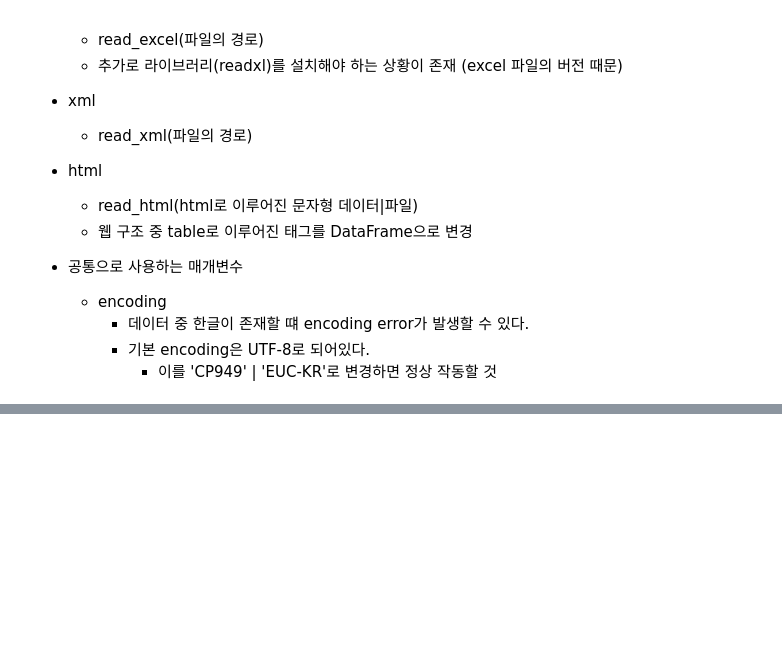
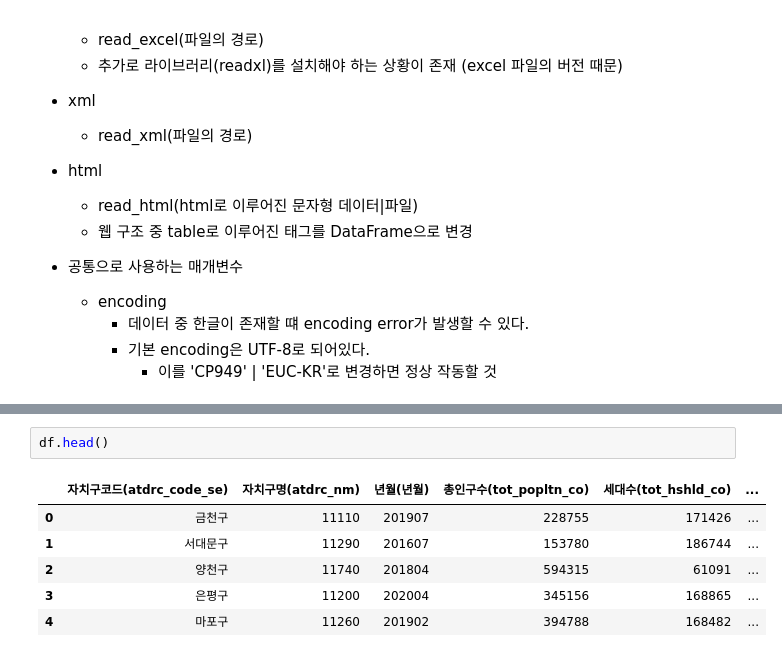
Before and after one commit to do-po/test_1, a Jupyter notebook: Python/24_03_21/pandas.ipynb, the cells around one changed output, grey strips where cells are left out. Drawn from its saved outputs; the diff is of its cells as text; blank space fills up the shorter version.

```diff
--- a/Python/24_03_21/pandas.ipynb
+++ b/Python/24_03_21/pandas.ipynb
@@ -161,0 +193,9 @@ corona = pd.read_csv(r'C:\Users\USER\Documents\GitHub\test_1\csv\corona.csv') #
+# %%
+df.head()
+# %% [output]
+|  | 자치구코드(atdrc_code_se) | 자치구명(atdrc_nm) | 년월(년월) | 총인구수(tot_popltn_co) | 세대수(tot_hshld_co) | ... |
+| 0 | 금천구 | 11110 | 201907 | 228755 | 171426 | ... |
+| 1 | 서대문구 | 11290 | 201607 | 153780 | 186744 | ... |
+| 2 | 양천구 | 11740 | 201804 | 594315 | 61091 | ... |
+| 3 | 은평구 | 11200 | 202004 | 345156 | 168865 | ... |
+| 4 | 마포구 | 11260 | 201902 | 394788 | 168482 | ... |
```
Also changed, not shown: parts of 4 cells of this notebook.
